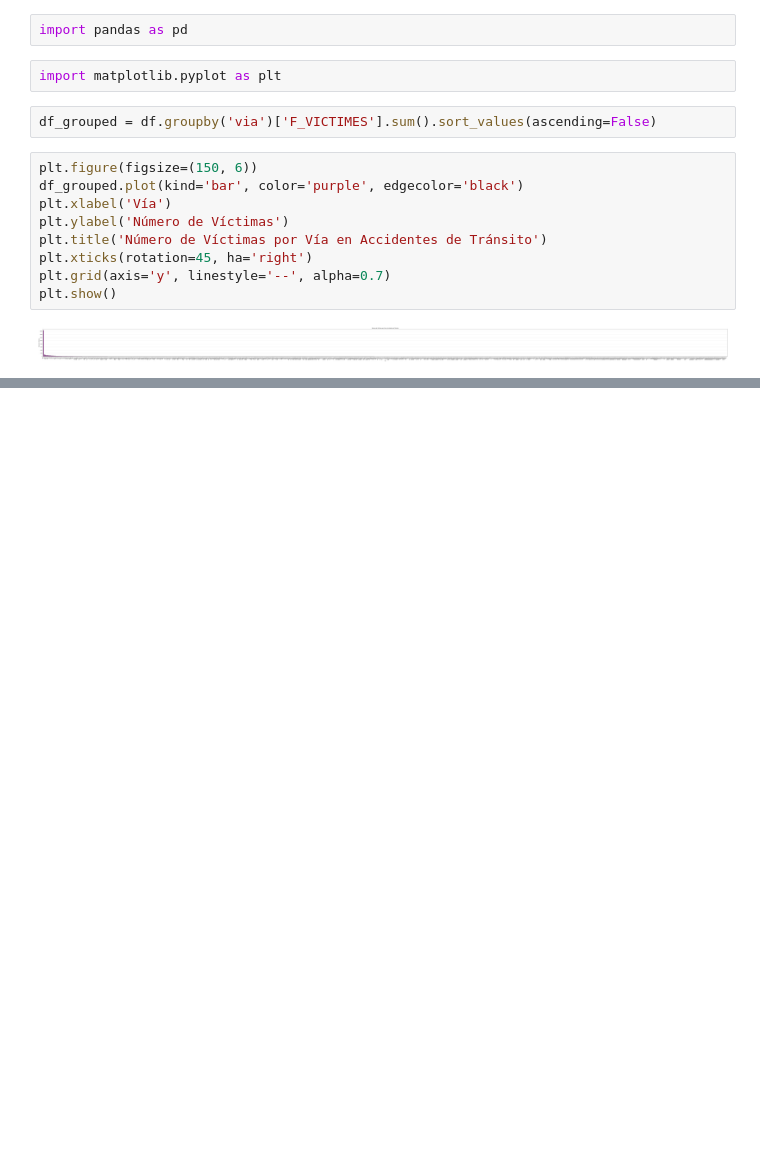
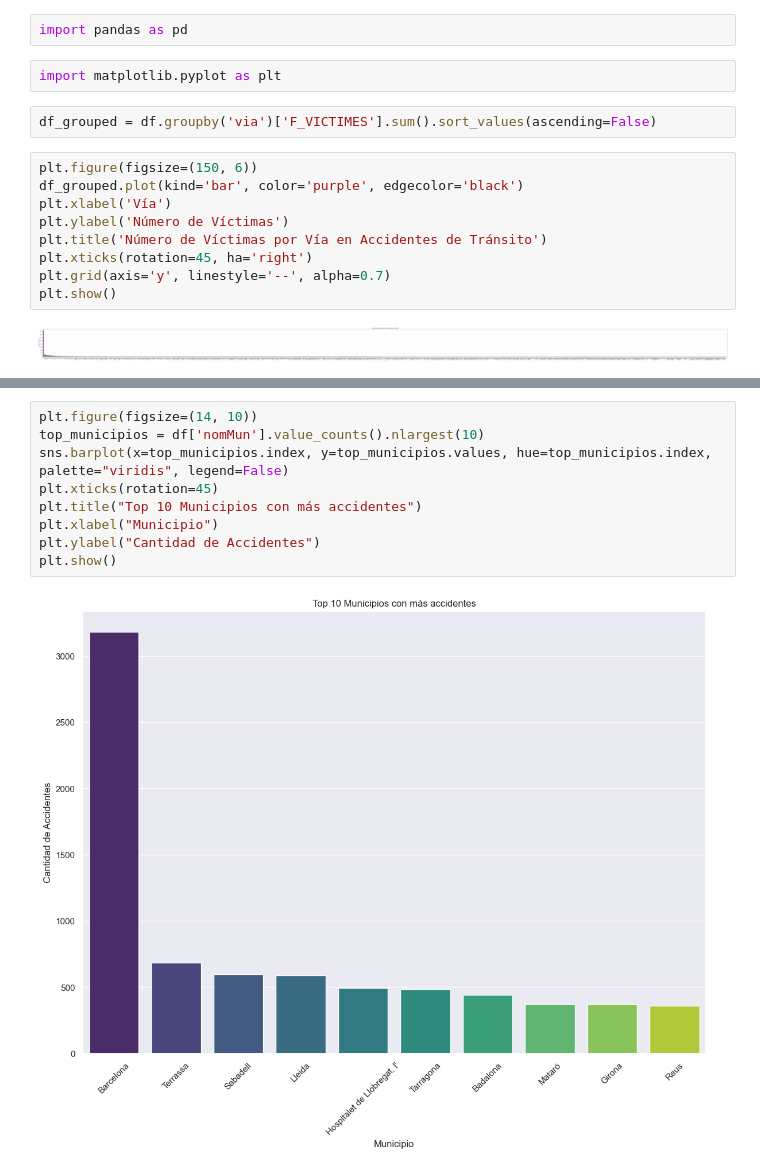
Before and after one commit to SeergiCureero/Proyecto-Analitica-Descriptiva, a Jupyter notebook: main.ipynb, the cells around one changed output, grey strips where cells are left out. Drawn from its saved outputs; the diff is of its cells as text; blank space fills up the shorter version.

```diff
--- a/main.ipynb
+++ b/main.ipynb
@@ -66,0 +132,11 @@ plt.show()
+# %%
+plt.figure(figsize=(14, 10))
+top_municipios = df['nomMun'].value_counts().nlargest(10)
+sns.barplot(x=top_municipios.index, y=top_municipios.values, hue=top_municipios.index, palette="viridis", legend=False)
+plt.xticks(rotation=45)
+plt.title("Top 10 Municipios con más accidentes")
+plt.xlabel("Municipio")
+plt.ylabel("Cantidad de Accidentes")
+plt.show()
+# %% [output]
+[figure, added]
```
Also changed, not shown: parts of 18 cells of this notebook.
